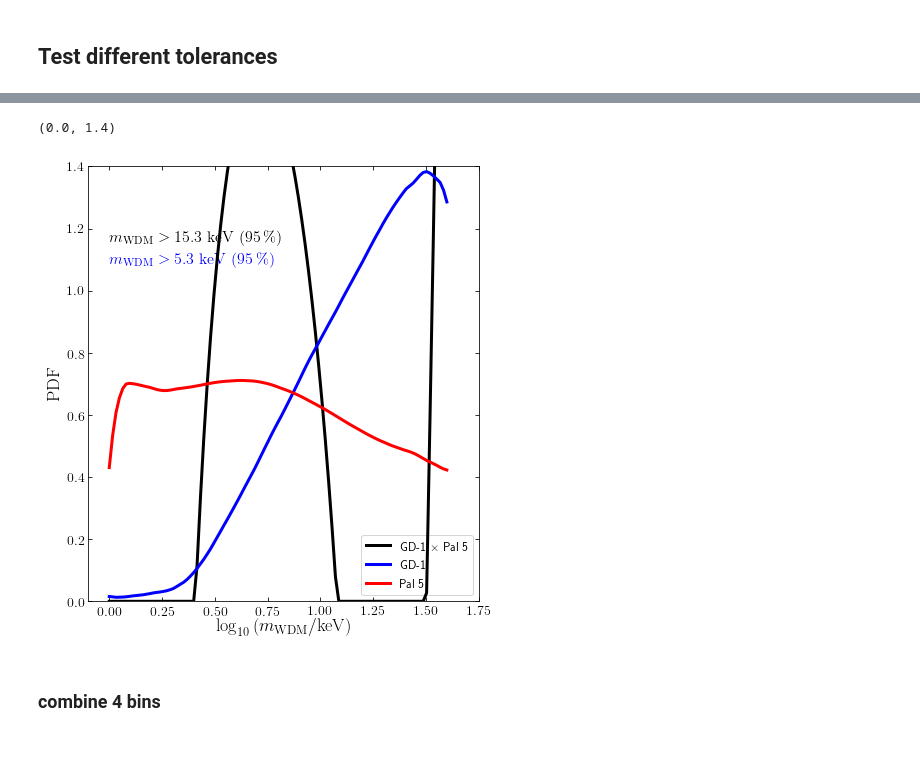
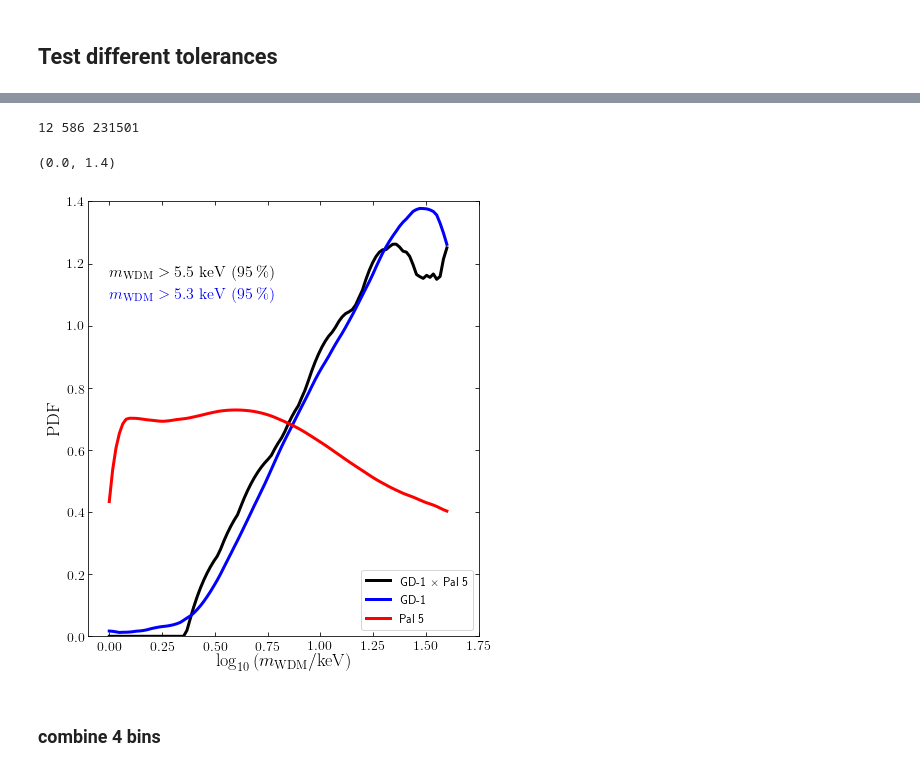
Before and after one commit to nbanik/Analyze_GD-1, a Jupyter notebook: Combine_GD1_Pal5_PDFs.ipynb, the cells around one changed output, grey strips where cells are left out. Cells and saved outputs as stored; diff of their text form; code cells hidden in the pictures.

```diff
--- a/Combine_GD1_Pal5_PDFs.ipynb
+++ b/Combine_GD1_Pal5_PDFs.ipynb
@@ -859,20 +812,63 @@ plt.show()
+# %%
+accepted_mwdm=[]
+accepted_mwdm_GD1=[]
+accepted_mwdm_Pal5=[]
+
+P5_tol_hi=0.3
+P5_tol_med=0.2
+P5_tol_lo=0.1
+
+GD1_tol_tr_hi=0.2
+GD1_tol_tr_med=0.1
+GD1_tol_tr_lo=0.05
+
+GD1_tol_le_hi=0.2
+GD1_tol_le_med=0.1
+GD1_tol_le_lo=0.05
+
+for ii in range(len(GD1_mwdm)):
+
+    if (GD1_diff_tr_hi[ii] < GD1_tol_tr_hi) and (GD1_diff_tr_med[ii] < GD1_tol_tr_med) and (GD1_diff_tr_lo[ii] < GD1_tol_tr_lo)\
+    and (GD1_diff_le_hi[ii] < GD1_tol_le_hi) and (GD1_diff_le_med[ii] < GD1_tol_le_med) and (GD1_diff_le_lo[ii] < GD1_tol_le_lo)\
+    and (P5_diff_hi[ii] < P5_tol_hi) and (P5_diff_med[ii] < P5_tol_med) and (P5_diff_lo[ii] < P5_tol_lo):
+
+        accepted_mwdm.append(np.log10(GD1_mwdm[ii]))
+
+
+for ii in range(len(GD1_mwdm)):
+
+    if (GD1_diff_tr_hi[ii] < GD1_tol_tr_hi) and (GD1_diff_tr_med[ii] < GD1_tol_tr_med) and (GD1_diff_tr_lo[ii] < GD1_tol_tr_lo)\
+    and (GD1_diff_le_hi[ii] < GD1_tol_le_hi) and (GD1_diff_le_med[ii] < GD1_tol_le_med) and (GD1_diff_le_lo[ii] < GD1_tol_le_lo):
+
+
+        accepted_mwdm_GD1.append(np.log10(GD1_mwdm[ii]))
+
+for ii in range(len(GD1_mwdm)):
+
+    if (P5_diff_hi[ii] < P5_tol_hi) and (P5_diff_med[ii] < P5_tol_med) and (P5_diff_lo[ii] < P5_tol_lo):
+
+        accepted_mwdm_Pal5.append(np.log10(GD1_mwdm[ii]))
+
+print (len(accepted_mwdm),len(accepted_mwdm_GD1),len(accepted_mwdm_Pal5))
+# %% [output]
+12 586 231501
 # %%
 bovy_plot.bovy_print(axes_labelsize=18.,xtick_labelsize=14.,ytick_labelsize=14.)
 figsize(7,8)
-plot_pdf(accepted_mwdm,xloc=0.,yloc=1.15,dat_type='loguniform_mwdm',kernel_width=0.75,add_68peak_95up=False,add_95low=True,scale=1.,label=r'GD-1 $\times$ Pal 5',overplot=True,color='k')
-plot_pdf(accepted_mwdm_GD1,xloc=0.,yloc=1.08,dat_type='loguniform_mwdm',kernel_width=0.9,add_95low=True,scale=1.,label=r'GD-1',overplot=True,color='b')
+plot_pdf(accepted_mwdm,xloc=0.,yloc=1.15,dat_type='loguniform_mwdm',kernel_width=0.9,add_68peak_95up=False,add_95low=True,scale=1.,label=r'GD-1 $\times$ Pal 5',overplot=True,color='k')
+plot_pdf(accepted_mwdm_GD1,xloc=0.,yloc=1.08,dat_type='loguniform_mwdm',kernel_width=0.8,add_95low=True,scale=1.,label=r'GD-1',overplot=True,color='b')
 plot_pdf(accepted_mwdm_Pal5,xloc=-0.1,yloc=0.95,dat_type='loguniform_mwdm',kernel_width=0.7,add_68peak_95up=False,add_95up=False,scale=1.,label='Pal 5',overplot=True,color='r')
 
 xlabel(r'$\log_{10}\left(m_{\rm{WDM}}/\mathrm{keV}\right)$')
 ylabel(r'$\mathrm{PDF}$')
 xlim(-0.1,1.75)
 ylim(0.,1.4)
 
 
 #savefig("paper_plots/GD1_ABC_posterior_mwdm.pdf",bbox_inches='tight')
 # %% [output]
 (0.0, 1.4)
-[figure, old version]
+[figure, new version]
 # %%
 accepted_mwdm = np.array(accepted_mwdm)
 accepted_mwdm_GD1 = np.array(accepted_mwdm_GD1)
```
Also changed, not shown: parts of 3 cells of this notebook.
